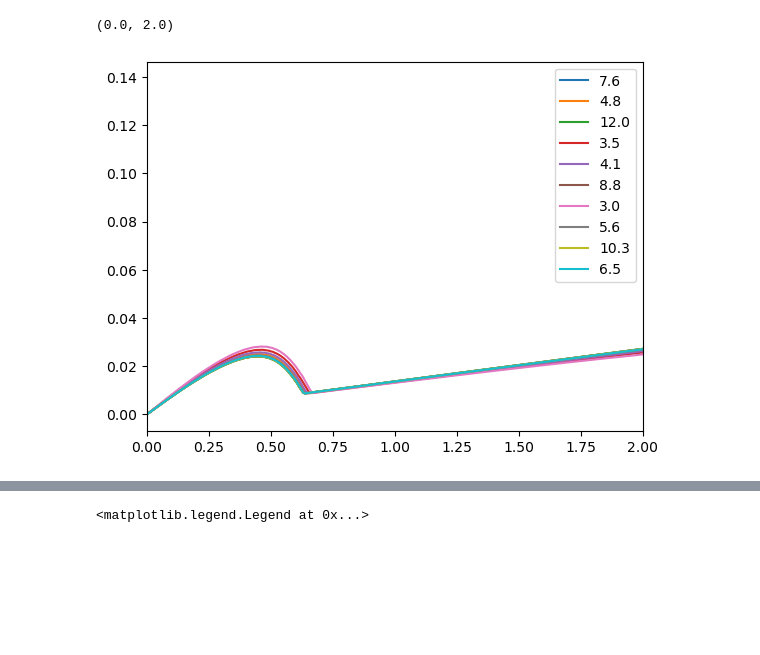
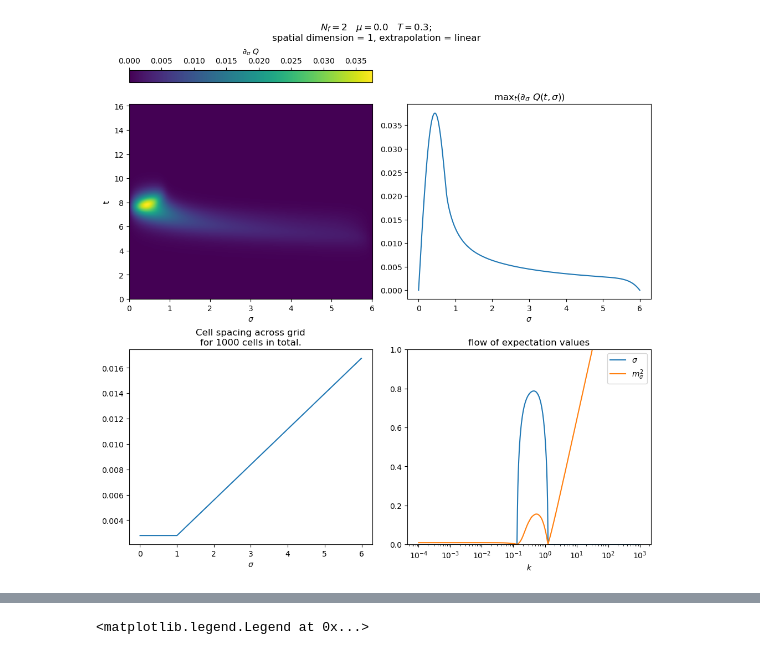
Before and after one commit to keiwanjamaly/sim, a Jupyter notebook: data-visualizer.ipynb, the cells around one changed output, grey strips where cells are left out. Drawn from its saved outputs; the diff is of its cells as text; code cells hidden in the pictures; blank space fills up the shorter version.

```diff
--- a/data-visualizer.ipynb
+++ b/data-visualizer.ipynb
@@ -21,4 +8,0 @@ for filename in test_1_d:
-# %%
-for filename in test_2_d:
-    with FlowData(filename) as f:
-        f.plot_Q()
@@ -29,5 +8,0 @@ for filename in test_2_d:
-# %%
-for filename in test_1_d:
-    with FlowData(filename) as f:
-        grid, max_Q = f.get_max_Q_of_x()
-        plt.plot(grid, max_Q)
@@ -36,5 +8,0 @@ for filename in test_1_d:
-# %%
-for filename in test_2_d:
-    with FlowData(filename) as f:
-        grid, max_Q = f.get_max_Q_of_x()
-        plt.plot(grid, max_Q)
@@ -43,16 +9,11 @@ for filename in test_2_d:
-# %%
-from os import listdir
-
-all_test = listdir("sigma_max_test/d_2")
-all_test = list(map(lambda x: "sigma_max_test/d_2/"+x, all_test))
-
-for i, filename in enumerate(all_test):
-    with FlowData(filename) as f:
-        grid, max_Q = f.get_max_Q_of_x()
-        plt.plot(grid, max_Q, label=f'{f.get_sigma_max():.1f}')
-
-plt.legend()
-plt.xlim([0, 2])
-# %% [output]
-(0.0, 2.0)
-[figure, removed]
+# %%
+with dataClass.FlowData("./sigma_max_test_1000/d_1_1/mu=0.0_T=0.3_sigmaMax=6.0_Lambda=1000.0_kir=0.0001_nGrid=1000_nFlavor=2_tolerance=1.000000e-12_d=1.hdf5") as f:
+    fig, ((diffPlot, maxDiffQ), (gridPlot, flowObservables)) = plt.subplots(2,2, constrained_layout=True ,figsize=(10,10))
+    f.enter_plot_title(fig)
+    f.plot_Q(diffPlot)
+    f.plot_max_Q_of_x(maxDiffQ)
+    f.plot_grid(gridPlot)
+    f.plot_sigma_and_msquare_flow(flowObservables)
+    plt.show()
+# %% [output]
+[figure, added]
```
Also changed, not shown: parts of 9 cells of this notebook, 11 other files.
